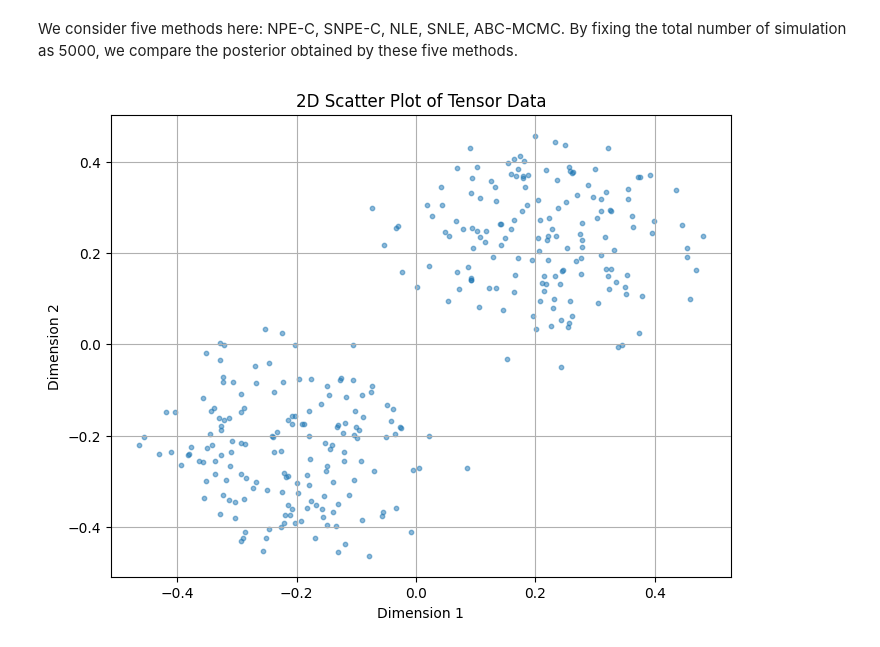
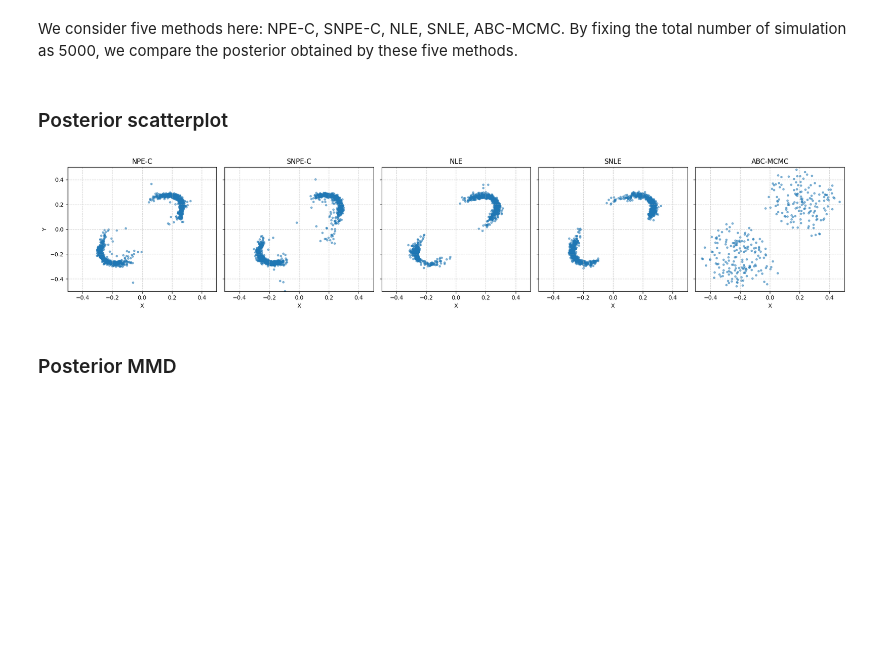
Before and after one commit to haochu-liu/likelihood-free, a Jupyter notebook: python/two_moon.ipynb, the cells around one changed output. Drawn from its saved outputs; the diff is of its cells as text; code cells hidden in the pictures; blank space fills up the shorter version.

Commit message:
plot scatterplots

```diff
--- a/python/two_moon.ipynb
+++ b/python/two_moon.ipynb
@@ -80,17 +76,0 @@ d, MMD_list = load_post_data("abc_mcmc", "5000")
-# %%
-data_np = d[0]
-
-# Extract x and y columns
-x = data_np[:, 0]
-y = data_np[:, 1]
-
-# Create the plot
-plt.figure(figsize=(8, 6))
-plt.scatter(x, y, alpha=0.5, s=10) # alpha for transparency, s for dot size
-plt.title("2D Scatter Plot of Tensor Data")
-plt.xlabel("Dimension 1")
-plt.ylabel("Dimension 2")
-plt.grid(True)
-plt.show()
-# %% [output]
-[figure, removed]
@@ -97,3 +124,29 @@ plt.show()
+# %% [markdown]
+### Posterior scatterplot
 # %%
 # function to plot posterior samples
-# function to compare MMD
+def plot_posteriors(approximator_list, num_post=0):
+    subplot_num = len(approximator_list)
+    fig, axes = plt.subplots(1, subplot_num, figsize=(20, 4), sharey=True)
+
+    for i, ax in enumerate(axes):
+        data = approximator_list[i].posterior[num_post]
+
+        ax.scatter(data[:, 0], data[:, 1], alpha=0.5, s=10)
+
+        ax.set_title(approximator_list[i].name)
+        ax.set_xlabel("X")
+        if i == 0:
+            ax.set_ylabel("Y") # Only label the first Y axis to save space
+        ax.grid(True, linestyle='--', alpha=0.6)
+        ax.set_xlim([-0.5, 0.5])
+        ax.set_ylim([-0.5, 0.5])
+
+    plt.tight_layout() # Prevents labels from overlapping
+    plt.show()
+# %%
+plot_posteriors(approximator_list, num_post=1)
+# %% [output]
+[figure, added]
+# %% [markdown]
+### Posterior MMD
```
Also changed, not shown: parts of 4 cells of this notebook.
